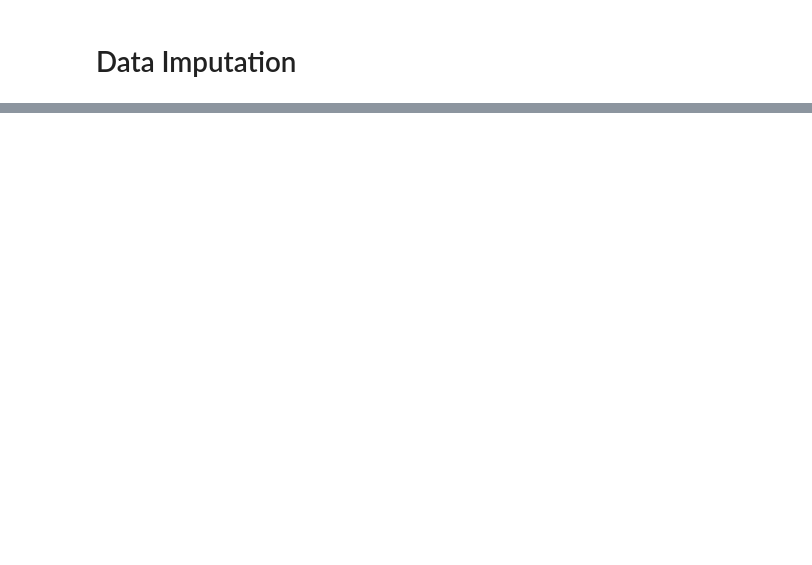
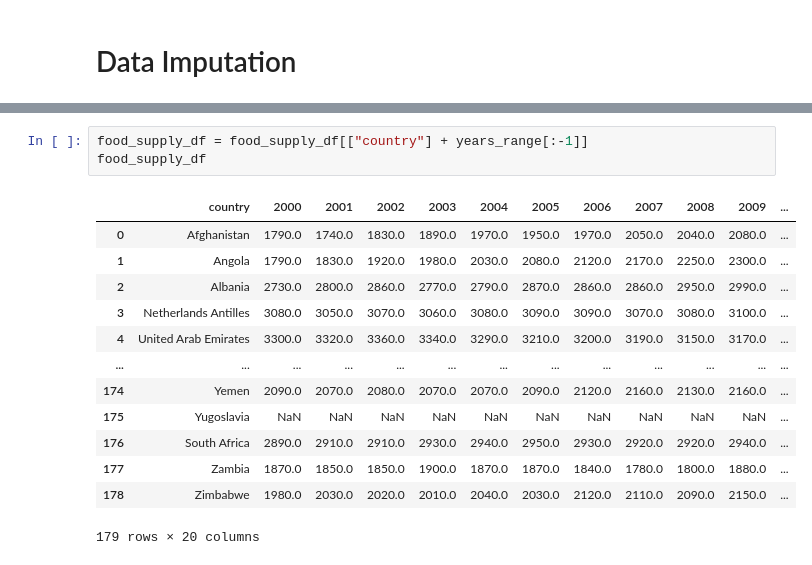
Before and after one commit to Norbert-Podgorski/Child-Mortality-Prediction-Bayesian-Model, a Jupyter notebook: KPI_analysis.ipynb, the cells around one changed output, grey strips where cells are left out. Cells and saved outputs as stored; diff of their text form; blank space fills up the shorter version.

```diff
--- a/KPI_analysis.ipynb
+++ b/KPI_analysis.ipynb
@@ -70,0 +202,17 @@ plot_global_map(gpd_global_internet_users, 'Broadband Subscription', 2020)
+# %%
+food_supply_df = food_supply_df[["country"] + years_range[:-1]]
+food_supply_df
+# %% [output]
+|  | country | 2000 | 2001 | 2002 | 2003 | 2004 | 2005 | 2006 | 2007 | 2008 | 2009 | ... |
+| 0 | Afghanistan | 1790.0 | 1740.0 | 1830.0 | 1890.0 | 1970.0 | 1950.0 | 1970.0 | 2050.0 | 2040.0 | 2080.0 | ... |
+| 1 | Angola | 1790.0 | 1830.0 | 1920.0 | 1980.0 | 2030.0 | 2080.0 | 2120.0 | 2170.0 | 2250.0 | 2300.0 | ... |
+| 2 | Albania | 2730.0 | 2800.0 | 2860.0 | 2770.0 | 2790.0 | 2870.0 | 2860.0 | 2860.0 | 2950.0 | 2990.0 | ... |
+| 3 | Netherlands Antilles | 3080.0 | 3050.0 | 3070.0 | 3060.0 | 3080.0 | 3090.0 | 3090.0 | 3070.0 | 3080.0 | 3100.0 | ... |
+| 4 | United Arab Emirates | 3300.0 | 3320.0 | 3360.0 | 3340.0 | 3290.0 | 3210.0 | 3200.0 | 3190.0 | 3150.0 | 3170.0 | ... |
+| ... | ... | ... | ... | ... | ... | ... | ... | ... | ... | ... | ... | ... |
+| 174 | Yemen | 2090.0 | 2070.0 | 2080.0 | 2070.0 | 2070.0 | 2090.0 | 2120.0 | 2160.0 | 2130.0 | 2160.0 | ... |
+| 175 | Yugoslavia | NaN | NaN | NaN | NaN | NaN | NaN | NaN | NaN | NaN | NaN | ... |
+| 176 | South Africa | 2890.0 | 2910.0 | 2910.0 | 2930.0 | 2940.0 | 2950.0 | 2930.0 | 2920.0 | 2920.0 | 2940.0 | ... |
+| 177 | Zambia | 1870.0 | 1850.0 | 1850.0 | 1900.0 | 1870.0 | 1870.0 | 1840.0 | 1780.0 | 1800.0 | 1880.0 | ... |
+| 178 | Zimbabwe | 1980.0 | 2030.0 | 2020.0 | 2010.0 | 2040.0 | 2030.0 | 2120.0 | 2110.0 | 2090.0 | 2150.0 | ... |
+179 rows × 20 columns
```
Also changed, not shown: parts of 56 cells of this notebook.
